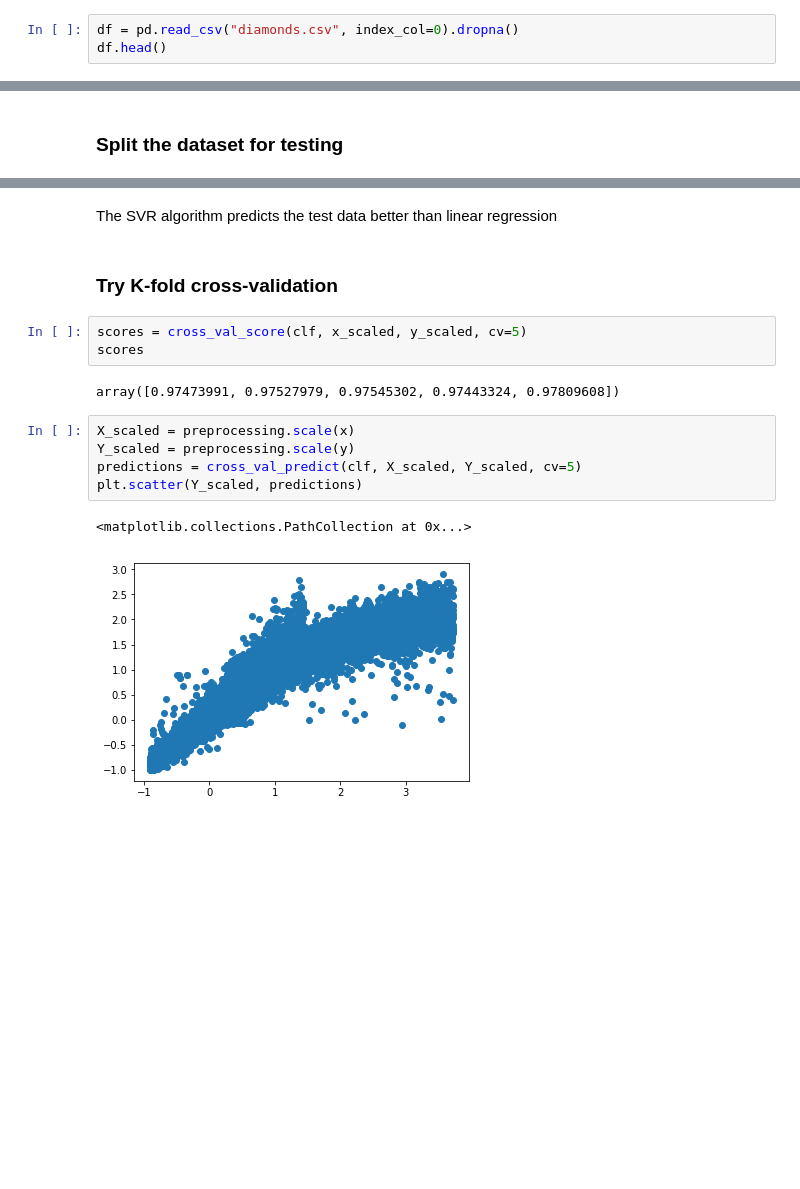
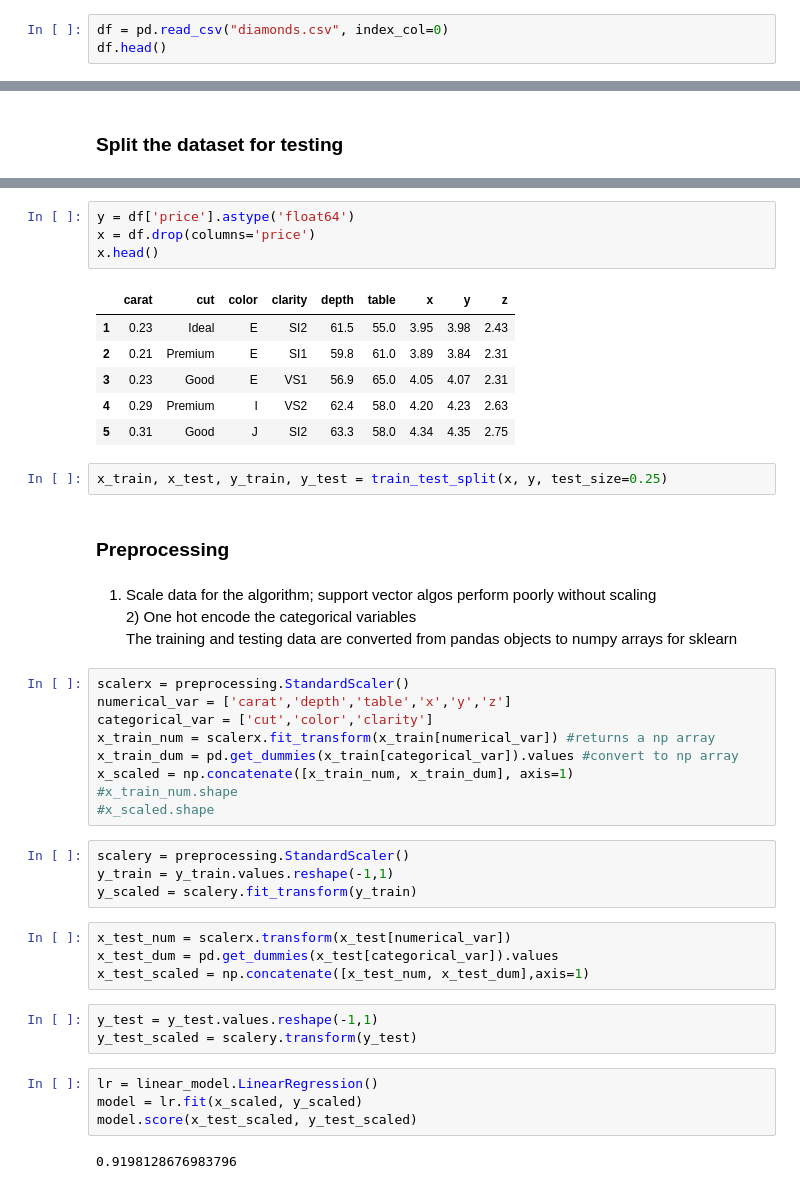
Before and after one commit to KJXA/diamondprices2, a Jupyter notebook: diamonds.ipynb, the cells around one changed output, grey strips where cells are left out. Saved outputs shown, nothing was run; the diff lists cells and outputs as text; blank space fills up the shorter version.

```diff
--- a/diamonds.ipynb
+++ b/diamonds.ipynb
@@ -10,7 +11,7 @@ from sklearn.model_selection import train_test_split
 import matplotlib.pyplot as plt
 %matplotlib inline
 # %%
-df = pd.read_csv("diamonds.csv", index_col=0).dropna()
+df = pd.read_csv("diamonds.csv", index_col=0)
 df.head()
 # %% [output]
 |  | carat | cut | color | clarity | depth | table | price | x | y | z |
@@ -100,17 +30,43 @@ plt.scatter(y_test, y_predict)
-# %% [markdown]
-The SVR algorithm predicts the test data better than linear regression
-# %% [markdown]
-### Try K-fold cross-validation
-# %%
-scores = cross_val_score(clf, x_scaled, y_scaled, cv=5)
-scores
-# %% [output]
-array([0.97473991, 0.97527979, 0.97545302, 0.97443324, 0.97809608])
-# %%
-X_scaled = preprocessing.scale(x)
-Y_scaled = preprocessing.scale(y)
-predictions = cross_val_predict(clf, X_scaled, Y_scaled, cv=5)
-plt.scatter(Y_scaled, predictions)
-# %% [output]
-<matplotlib.collections.PathCollection at 0x...>
-[figure, removed]
+# %%
+y = df['price'].astype('float64')
+x = df.drop(columns='price')
+x.head()
+# %% [output]
+|  | carat | cut | color | clarity | depth | table | x | y | z |
+| 1 | 0.23 | Ideal | E | SI2 | 61.5 | 55.0 | 3.95 | 3.98 | 2.43 |
+| 2 | 0.21 | Premium | E | SI1 | 59.8 | 61.0 | 3.89 | 3.84 | 2.31 |
+| 3 | 0.23 | Good | E | VS1 | 56.9 | 65.0 | 4.05 | 4.07 | 2.31 |
+| 4 | 0.29 | Premium | I | VS2 | 62.4 | 58.0 | 4.20 | 4.23 | 2.63 |
+| 5 | 0.31 | Good | J | SI2 | 63.3 | 58.0 | 4.34 | 4.35 | 2.75 |
+# %%
+x_train, x_test, y_train, y_test = train_test_split(x, y, test_size=0.25)
+# %% [markdown]
+### Preprocessing
+# %% [markdown]
+1) Scale data for the algorithm; support vector algos perform poorly without scaling  <br> 2) One hot encode the categorical variables <br> The training and testing data are converted from pandas objects to numpy arrays for sklearn
+# %%
+scalerx = preprocessing.StandardScaler()
+numerical_var = ['carat','depth','table','x','y','z']
+categorical_var = ['cut','color','clarity']
+x_train_num = scalerx.fit_transform(x_train[numerical_var]) #returns a np array
+x_train_dum = pd.get_dummies(x_train[categorical_var]).values #convert to np array
+x_scaled = np.concatenate([x_train_num, x_train_dum], axis=1)
+#x_train_num.shape
+#x_scaled.shape
+# %%
+scalery = preprocessing.StandardScaler()
+y_train = y_train.values.reshape(-1,1)
+y_scaled = scalery.fit_transform(y_train)
+# %%
+x_test_num = scalerx.transform(x_test[numerical_var])
+x_test_dum = pd.get_dummies(x_test[categorical_var]).values
+x_test_scaled = np.concatenate([x_test_num, x_test_dum],axis=1)
+# %%
+y_test = y_test.values.reshape(-1,1)
+y_test_scaled = scalery.transform(y_test)
+# %%
+lr = linear_model.LinearRegression()
+model = lr.fit(x_scaled, y_scaled)
+model.score(x_test_scaled, y_test_scaled)
+# %% [output]
+0.9198128676983796
```
Also changed, not shown: parts of 52 cells of this notebook.
